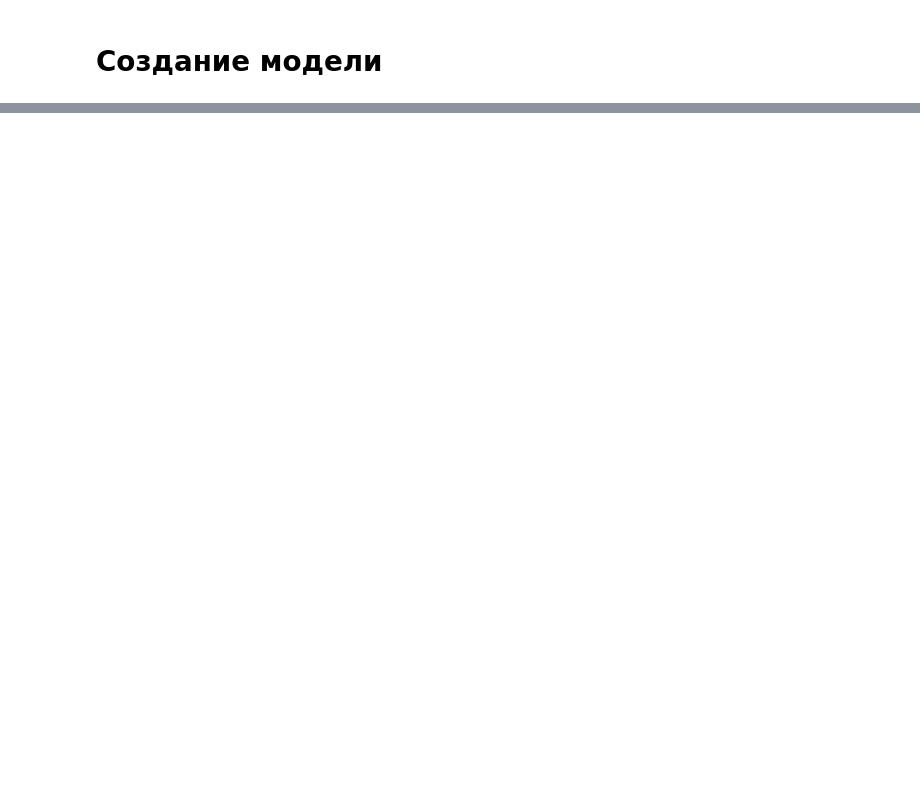
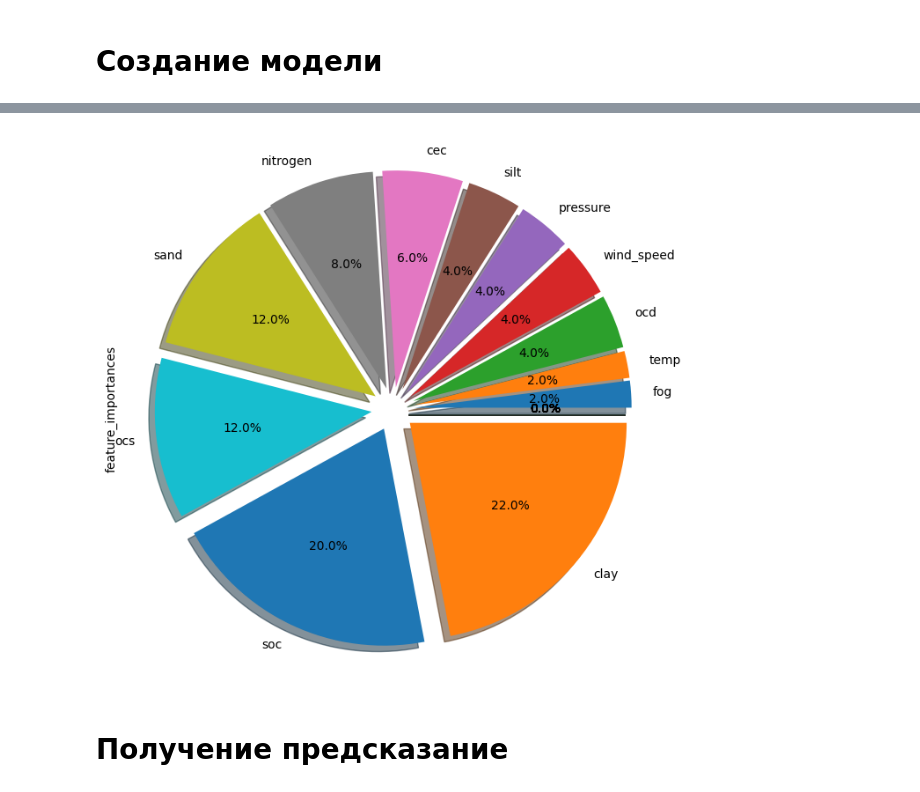
Before and after one commit to rzrka/vineyard, a Jupyter notebook: ml/ml.ipynb, the cells around one changed output, grey strips where cells are left out. Cells and saved outputs as stored; diff of their text form; code cells hidden in the pictures; blank space fills up the shorter version.

```diff
--- a/ml/ml.ipynb
+++ b/ml/ml.ipynb
@@ -71,0 +289,5 @@ print(train_df1)
+# %%
+feature_importances = best_clf.feature_importances_
+feature_importances_df = pd.DataFrame({'features': list(X_train),
+                                      'feature_importances': feature_importances})
+feature_importances_df.sort_values('feature_importances', ascending=False)
@@ -71,0 +324,18 @@ print(train_df1)
+# %%
+
+feature_importances_df = pd.DataFrame({'features':list(X_train.columns),
+                                       'feature_importances':  feature_importances})\
+                        .sort_values(by='feature_importances')
+
+feature_importances_df.plot.pie(
+                        explode=[0.1]*len(X_train.columns),
+                        labels = feature_importances_df.features,
+                        y = 'feature_importances',
+                        autopct='%1.1f%%',
+                        shadow=True,
+                        legend=False,
+                        figsize=(8, 8));
+# %% [output]
+[figure, added]
+# %% [markdown]
+# Получение предсказание
```
Also changed, not shown: parts of 45 cells of this notebook, 49 other files.
